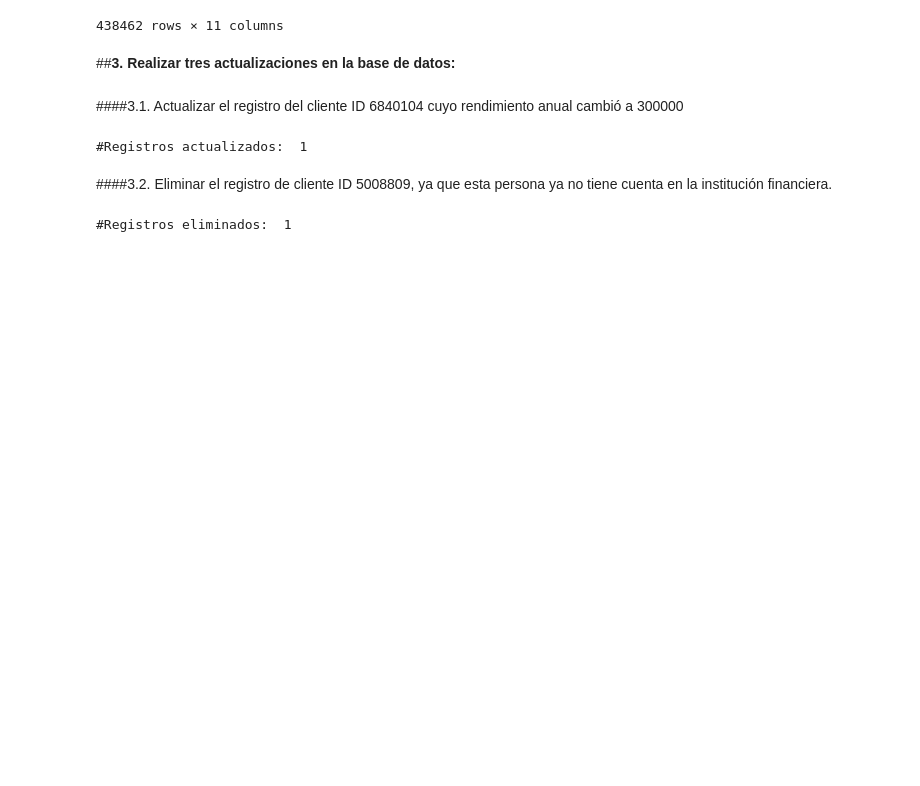
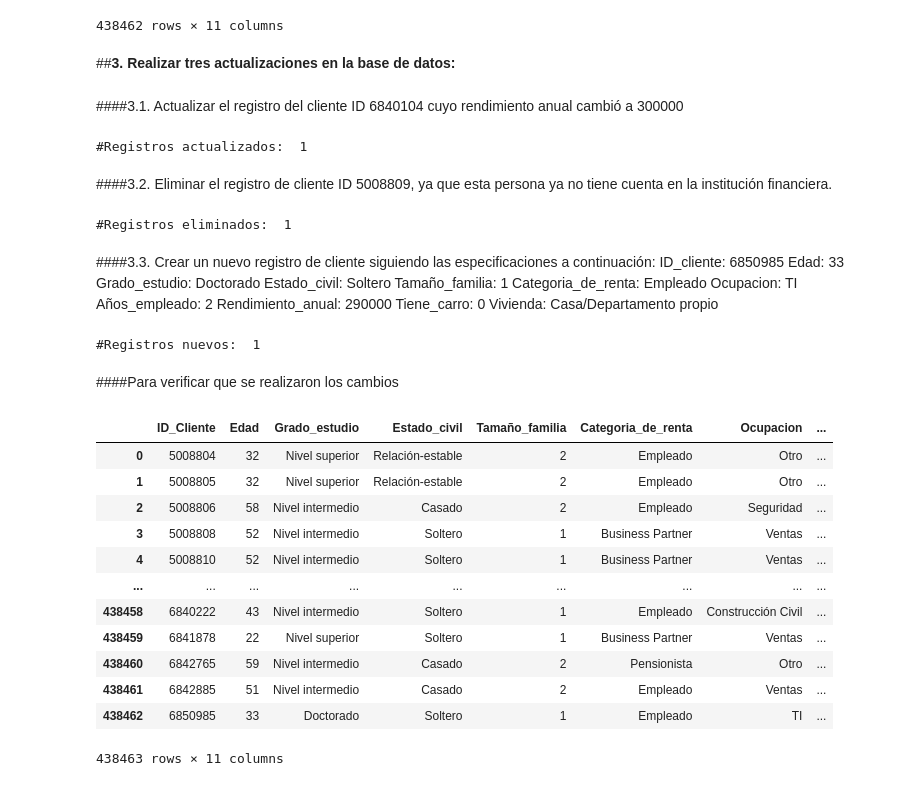
Before and after one commit to JorgeAccardi/cienciadedatos, a Jupyter notebook: Desafío_manipulando_una_base_de_datos.ipynb, the cells around one changed output. Cells and saved outputs as stored; diff of their text form; code cells hidden in the pictures; blank space fills up the shorter version.

```diff
--- a/Desafío_manipulando_una_base_de_datos.ipynb
+++ b/Desafío_manipulando_una_base_de_datos.ipynb
@@ -61,3 +61,49 @@ else:
   print('#Registros eliminados: ', r_set.rowcount)
 # %% [output]
 #Registros eliminados:  1
+# %% [markdown]
+####3.3. Crear un nuevo registro de cliente siguiendo las especificaciones a continuación:
+ID_cliente: 6850985
+Edad: 33
+Grado_estudio: Doctorado
+Estado_civil: Soltero
+Tamaño_familia: 1
+Categoria_de_renta: Empleado
+Ocupacion: TI
+Años_empleado: 2
+Rendimiento_anual: 290000
+Tiene_carro: 0
+Vivienda: Casa/Departamento propio
+# %%
+from sqlalchemy.exc import SQLAlchemyError
+query = 'INSERT INTO clientes (ID_Cliente, Edad,	Grado_estudio,	Estado_civil, ' \
+	      'Tamaño_familia,	Categoria_de_renta,	Ocupacion, Años_empleado, '\
+        'Rendimiento_anual,	Tiene_carro, Vivienda) '\
+        'VALUES (6850985,33,"Doctorado","Soltero",1,"Empleado","TI", '\
+        '2,290000,0,"Casa/Departamento propio")'
+try:
+  r_set = engine.connect().execute(text(query))
+except SQLAlchemyError as e:
+  print(e)
+else:
+  print('#Registros nuevos: ', r_set.rowcount)
+# %% [output]
+#Registros nuevos:  1
+# %% [markdown]
+####Para verificar que se realizaron los cambios
+# %%
+pd.read_sql_table('clientes', con=engine.connect())
+# %% [output]
+|  | ID_Cliente | Edad | Grado_estudio | Estado_civil | Tamaño_familia | Categoria_de_renta | Ocupacion | ... |
+| 0 | 5008804 | 32 | Nivel superior | Relación-estable | 2 | Empleado | Otro | ... |
+| 1 | 5008805 | 32 | Nivel superior | Relación-estable | 2 | Empleado | Otro | ... |
+| 2 | 5008806 | 58 | Nivel intermedio | Casado | 2 | Empleado | Seguridad | ... |
+| 3 | 5008808 | 52 | Nivel intermedio | Soltero | 1 | Business Partner | Ventas | ... |
+| 4 | 5008810 | 52 | Nivel intermedio | Soltero | 1 | Business Partner | Ventas | ... |
+| ... | ... | ... | ... | ... | ... | ... | ... | ... |
+| 438458 | 6840222 | 43 | Nivel intermedio | Soltero | 1 | Empleado | Construcción Civil | ... |
+| 438459 | 6841878 | 22 | Nivel superior | Soltero | 1 | Business Partner | Ventas | ... |
+| 438460 | 6842765 | 59 | Nivel intermedio | Casado | 2 | Pensionista | Otro | ... |
+| 438461 | 6842885 | 51 | Nivel intermedio | Casado | 2 | Empleado | Ventas | ... |
+| 438462 | 6850985 | 33 | Doctorado | Soltero | 1 | Empleado | TI | ... |
+438463 rows × 11 columns
```
